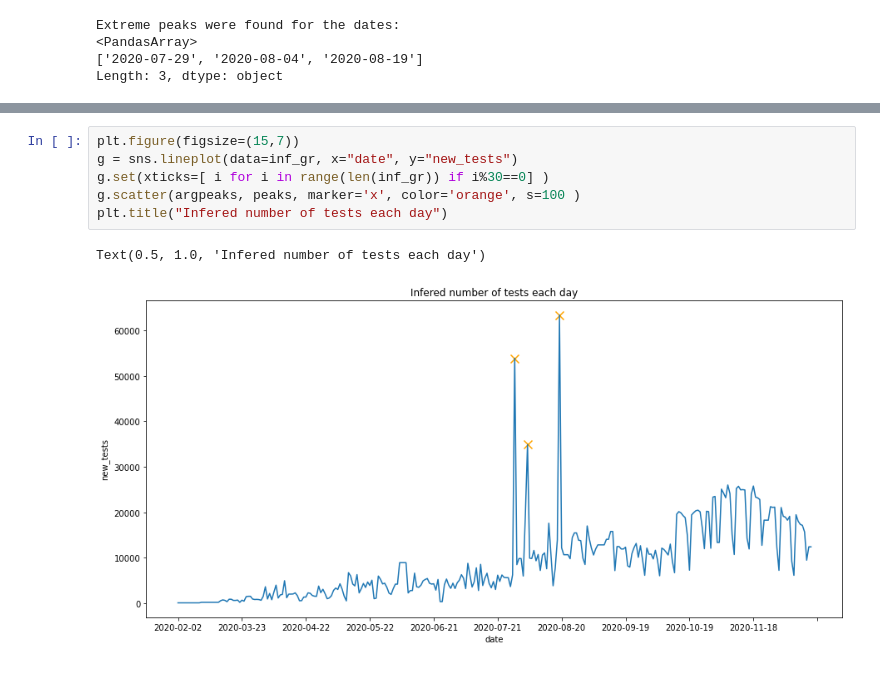
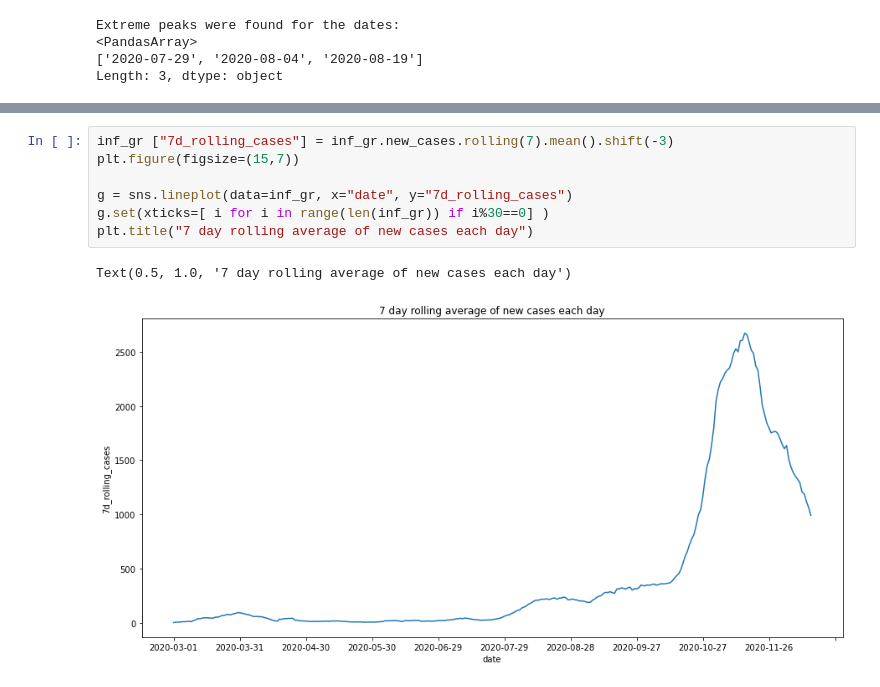
Before and after one commit to fivoskal/greece-covid-data-representation, a Jupyter notebook: owid.ipynb, the cells around one changed output, grey strips where cells are left out. Saved outputs shown, nothing was run; the diff lists cells and outputs as text.

Commit message:
fixed some mistakes added plots

```diff
--- a/owid.ipynb
+++ b/owid.ipynb
@@ -129,12 +143,13 @@ Length: 3, dtype: object
 # %%
+inf_gr ["7d_rolling_cases"] = inf_gr.new_cases.rolling(7).mean().shift(-3)
 plt.figure(figsize=(15,7))
-g = sns.lineplot(data=inf_gr, x="date", y="new_tests")
+
+g = sns.lineplot(data=inf_gr, x="date", y="7d_rolling_cases")
 g.set(xticks=[ i for i in range(len(inf_gr)) if i%30==0] )
-g.scatter(argpeaks, peaks, marker='x', color='orange', s=100 )
-plt.title("Infered number of tests each day")
+plt.title("7 day rolling average of new cases each day")
 # %% [output]
-Text(0.5, 1.0, 'Infered number of tests each day')
+Text(0.5, 1.0, '7 day rolling average of new cases each day')
-[figure, old version]
+[figure, new version]
 # %%
 inf_gr["cases_tests_ratio"] = np.array(inf_gr["new_cases"].array) / np.array(inf_gr["new_tests"].array)
 
```
Also changed, not shown: parts of 6 cells of this notebook.
